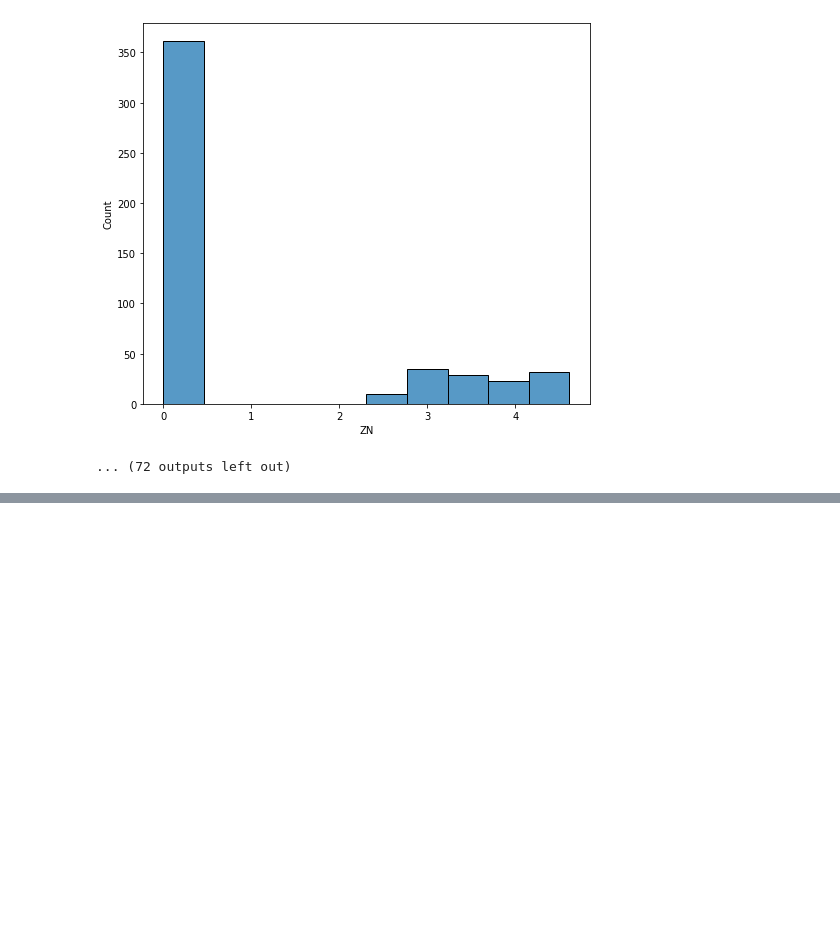
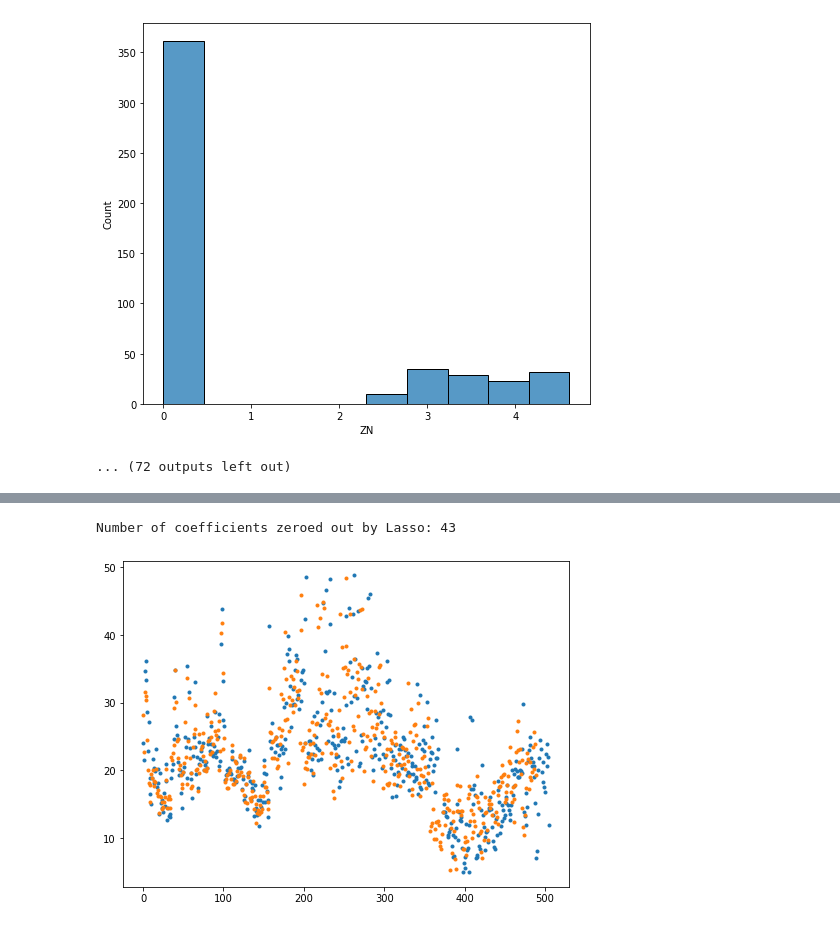
Before and after one commit to Visque/Boston-house-price-prediction, a Jupyter notebook: Boston_house_pricing_pred.ipynb, the cells around one changed output, grey strips where cells are left out. Saved outputs shown, nothing was run; the diff lists cells and outputs as text; code cells hidden in the pictures; blank space fills up the shorter version.

Commit message:
3 Models & Best

```diff
--- a/Boston_house_pricing_pred.ipynb
+++ b/Boston_house_pricing_pred.ipynb
@@ -326,0 +404,2 @@ HISTOGRAM PLOT: -
+# %%
+model1.fit(X, Y)
@@ -326,0 +416,2 @@ HISTOGRAM PLOT: -
+# %%
+model2.fit(X, Y)
@@ -326,0 +429,2 @@ HISTOGRAM PLOT: -
+# %%
+model3.fit(X, Y)
@@ -326,0 +467,8 @@ HISTOGRAM PLOT: -
+# %%
+best_model = Pipeline([
+    ('more_features', PolynomialFeatures(degree=2)),
+    ('scaler', StandardScaler()),
+    ('lasso_regression', Lasso(alpha=0.005, max_iter=50000))
+])
+
+best_model.fit(X, Y)
@@ -326,0 +501,11 @@ HISTOGRAM PLOT: -
+# %%
+print('Number of coefficients zeroed out by Lasso:', (first['weights'] == 0).sum())
+# %% [output]
+Number of coefficients zeroed out by Lasso: 43
+# %%
+plt.figure(figsize=(8,6))
+plt.plot(Y.MEDV, marker = '.', linestyle= ' ')
+plt.plot(best_model.predict(X), marker = '.', linestyle= ' ')
+plt.show()
+# %% [output]
+[figure, added]
```
Also changed, not shown: parts of 25 cells of this notebook.
